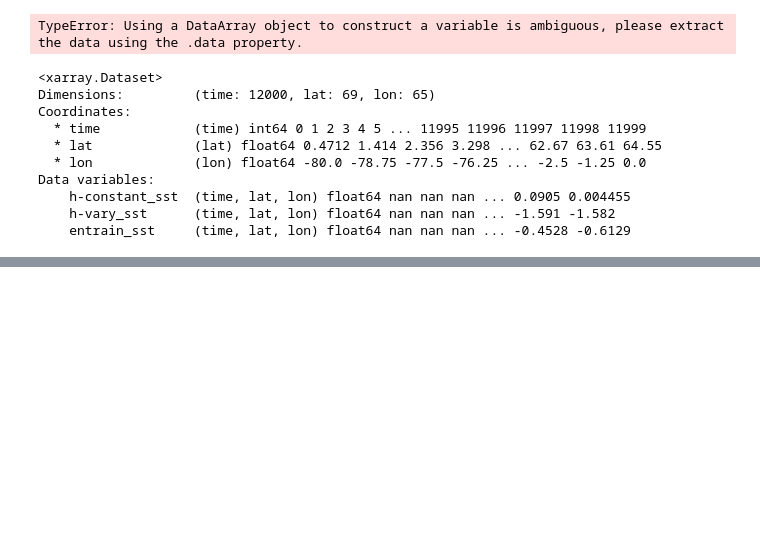
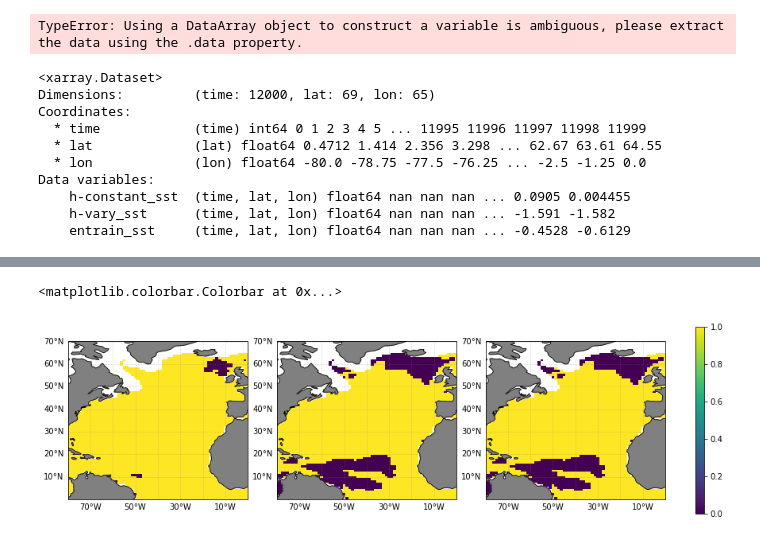
Before and after one commit to glennliu265/stochmod, a Jupyter notebook: analysis/Explore_Regional_Properties.ipynb, the cells around one changed output, grey strips where cells are left out. Saved outputs shown, nothing was run; the diff lists cells and outputs as text; code cells hidden in the pictures; blank space fills up the shorter version.

```diff
--- a/analysis/Explore_Regional_Properties.ipynb
+++ b/analysis/Explore_Regional_Properties.ipynb
@@ -607,0 +631,19 @@ Data variables:
+# %%
+# Load masks of points to include/exclude
+
+
+# Load Masks
+dmsks = scm.load_dmasks(bbox=[lonr[0],lonr[-1],latr[0],latr[-1]])
+dmsks.append(dmsks[-1])
+
+fig,axs = plt.subplots(1,3,figsize=(12,4),
+                       subplot_kw={'projection':ccrs.PlateCarree()},constrained_layout=True)
+for i in range(3):
+    ax  = axs.flatten()[i]
+    ax  = viz.add_coast_grid(ax,bbox,fill_color='gray')
+    pcm = ax.pcolormesh(lonr,latr,dmsks[i].T)
+
+fig.colorbar(pcm,ax=axs.flatten(),fraction=0.0156)
+# %% [output]
+<matplotlib.colorbar.Colorbar at 0x...>
+[figure, added]
```
Also changed, not shown: parts of 14 cells of this notebook, 4 other files.
